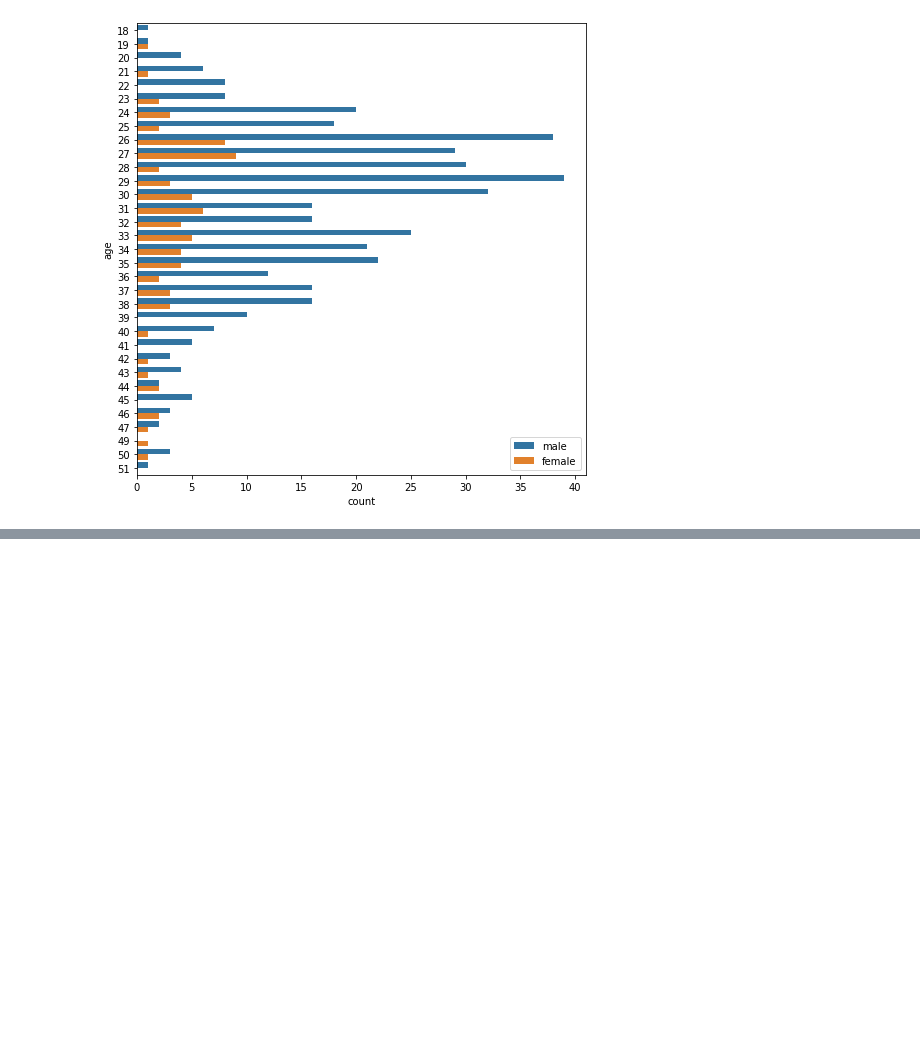
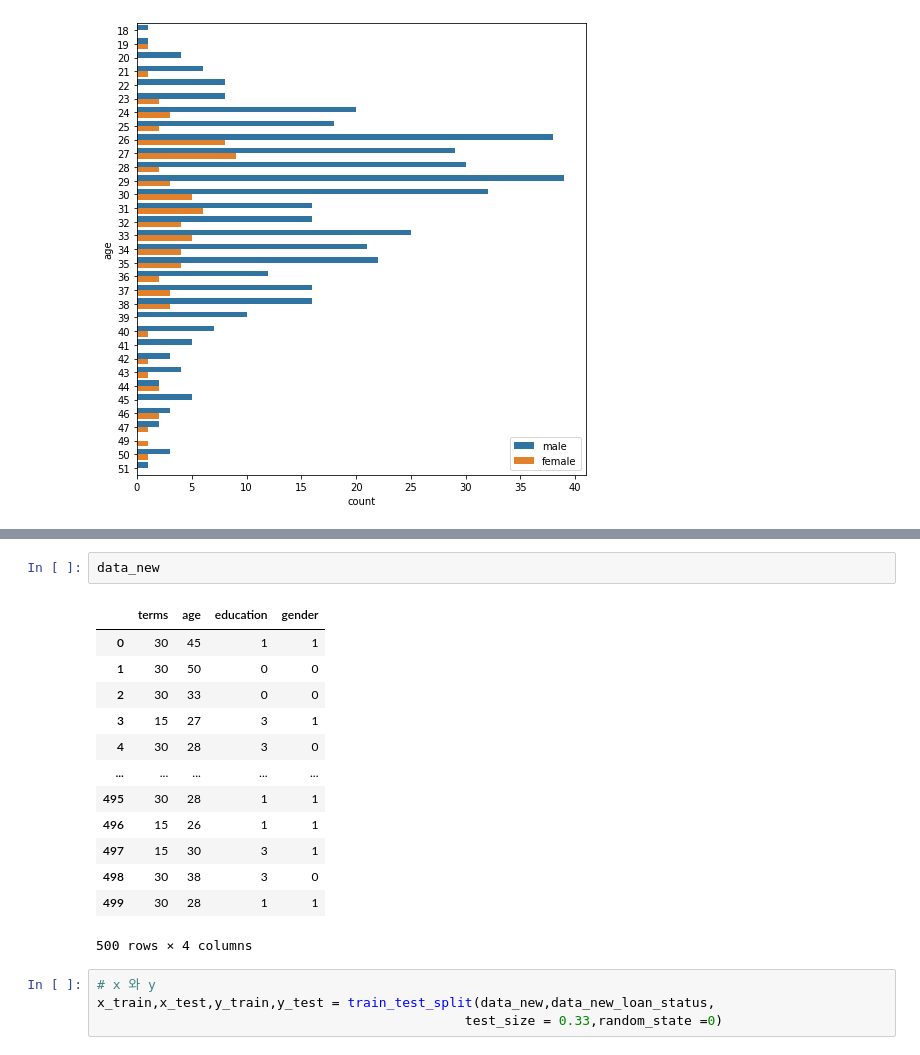
Before and after one commit to choisawyou/Kaggle, a Jupyter notebook: loan_data/loan_data.ipynb, the cells around one changed output, grey strips where cells are left out. Cells and saved outputs as stored; diff of their text form; blank space fills up the shorter version.

```diff
--- a/loan_data/loan_data.ipynb
+++ b/loan_data/loan_data.ipynb
@@ -880,0 +961,20 @@ data_new
+# %%
+data_new
+# %% [output]
+|  | terms | age | education | gender |
+| 0 | 30 | 45 | 1 | 1 |
+| 1 | 30 | 50 | 0 | 0 |
+| 2 | 30 | 33 | 0 | 0 |
+| 3 | 15 | 27 | 3 | 1 |
+| 4 | 30 | 28 | 3 | 0 |
+| ... | ... | ... | ... | ... |
+| 495 | 30 | 28 | 1 | 1 |
+| 496 | 15 | 26 | 1 | 1 |
+| 497 | 15 | 30 | 3 | 1 |
+| 498 | 30 | 38 | 3 | 0 |
+| 499 | 30 | 28 | 1 | 1 |
+500 rows × 4 columns
+# %%
+# x 와 y
+x_train,x_test,y_train,y_test = train_test_split(data_new,data_new_loan_status,
+                                               test_size = 0.33,random_state =0)
```
Also changed, not shown: parts of 17 cells of this notebook.
